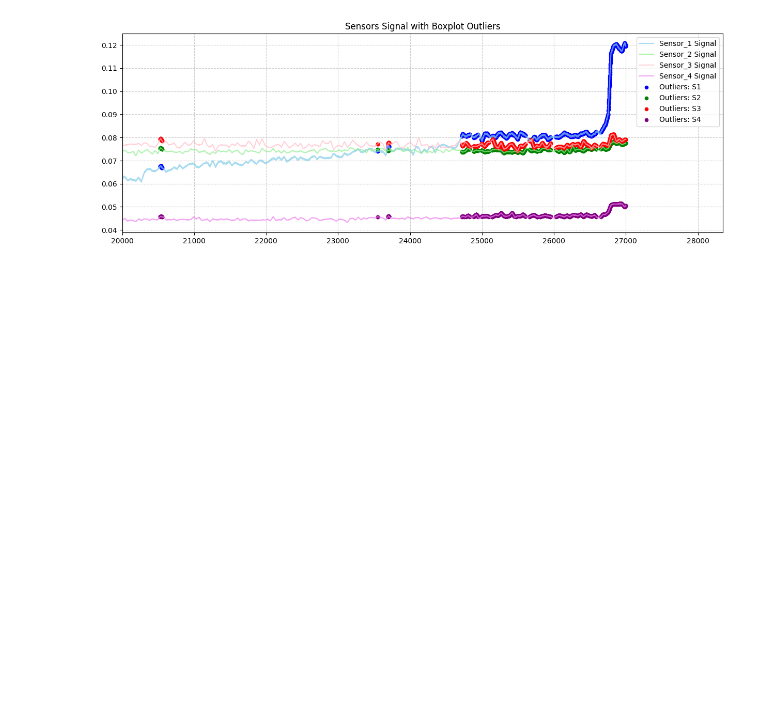
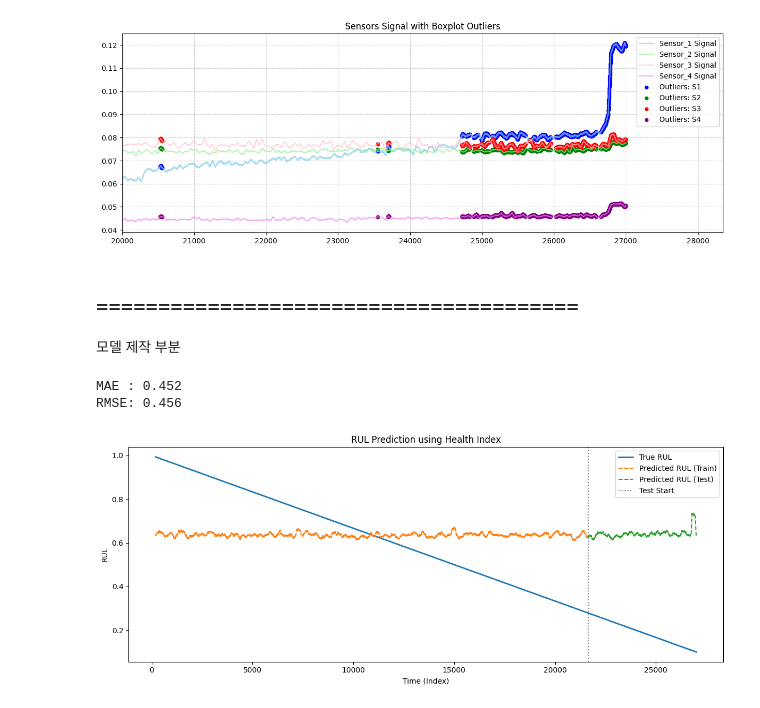
Before and after one commit to sooinp/Desktop, a Jupyter notebook: VSCode/모두의 딥러닝/미니프로젝트/0203.ipynb, the cells around one changed output. Drawn from its saved outputs; the diff is of its cells as text; code cells hidden in the pictures; blank space fills up the shorter version.

```diff
--- a/VSCode/모두의 딥러닝/미니프로젝트/0203.ipynb
+++ b/VSCode/모두의 딥러닝/미니프로젝트/0203.ipynb
@@ -484,3 +521,49 @@ plt.legend()
 plt.show()
 # %% [output]
 [figure]
+# %% [markdown]
+## =======================================
+모델 제작 부분
+# %%
+X = tr2[['Health_Index']].dropna()
+y = tr2.loc[X.index, 'RUL']
+
+split = int(len(X) * 0.8)
+
+X_train = X.iloc[:split]
+X_test  = X.iloc[split:]
+
+y_train = y.iloc[:split]
+y_test  = y.iloc[split:]
+
+model = LinearRegression()
+model.fit(X_train, y_train)
+y_pred_train = model.predict(X_train)
+y_pred_test  = model.predict(X_test)
+
+
+mae = mean_absolute_error(y_test, y_pred_test)
+rmse = np.sqrt(mean_squared_error(y_test, y_pred_test))
+
+print(f"MAE : {mae:.3f}")
+print(f"RMSE: {rmse:.3f}")
+# %% [output]
+MAE : 0.452
+RMSE: 0.456
+# %%
+plt.figure(figsize=(12, 5))
+
+plt.plot(y.index, y, label='True RUL', linewidth=2)
+plt.plot(X_train.index, y_pred_train, '--', label='Predicted RUL (Train)')
+plt.plot(X_test.index, y_pred_test, '--', label='Predicted RUL (Test)')
+
+plt.axvline(X_test.index[0], color='gray', linestyle=':', label='Test Start')
+
+plt.xlabel("Time (Index)")
+plt.ylabel("RUL")
+plt.title("RUL Prediction using Health Index")
+plt.legend()
+plt.tight_layout()
+plt.show()
+# %% [output]
+[figure, added]
```
Also changed, not shown: parts of 16 cells of this notebook.
